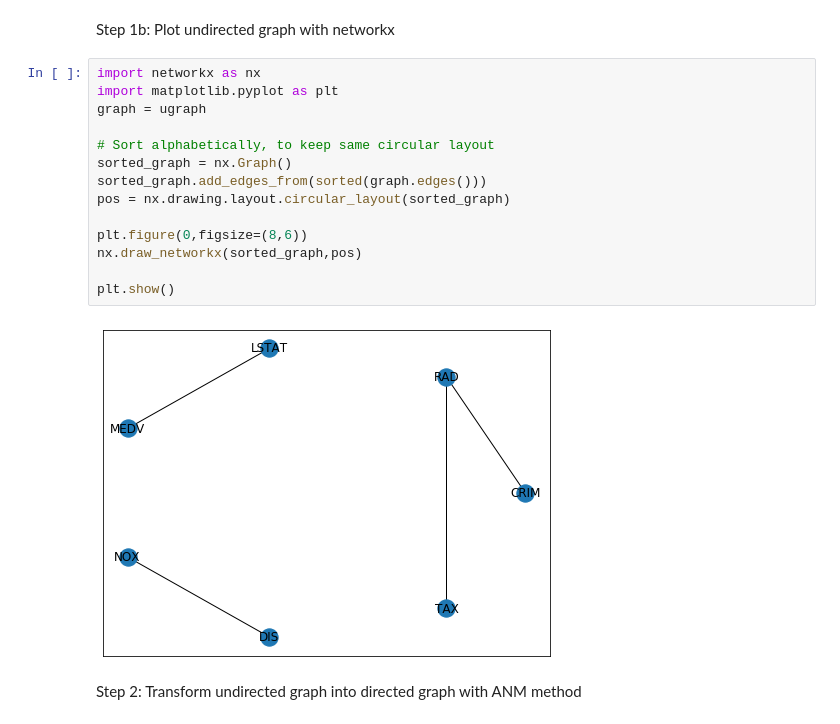
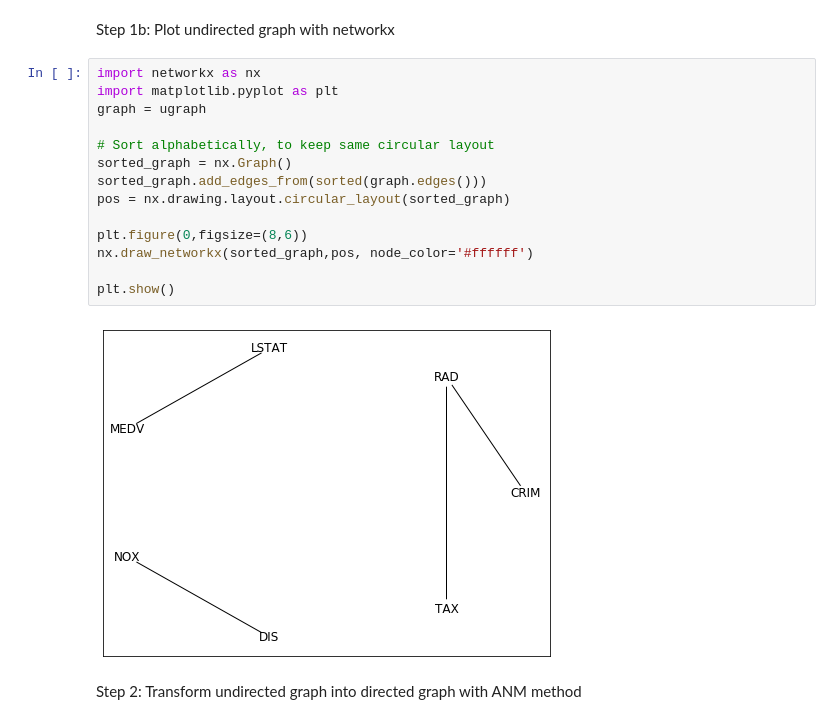
Before and after one commit to muoten/causal-discovery-playground, a Jupyter notebook: boston_dataset_causal_inference_playground.ipynb, the cells around one changed output. Cells and saved outputs as stored; diff of their text form.

Commit message:
node_color to white for label readability

```diff
--- a/boston_dataset_causal_inference_playground.ipynb
+++ b/boston_dataset_causal_inference_playground.ipynb
@@ -43,19 +43,19 @@ Step 1b: Plot undirected graph with networkx
 # %%
 import networkx as nx
 import matplotlib.pyplot as plt
 graph = ugraph
 
 # Sort alphabetically, to keep same circular layout
 sorted_graph = nx.Graph()
 sorted_graph.add_edges_from(sorted(graph.edges()))
 pos = nx.drawing.layout.circular_layout(sorted_graph)
 
 plt.figure(0,figsize=(8,6))
-nx.draw_networkx(sorted_graph,pos)
+nx.draw_networkx(sorted_graph,pos, node_color='#ffffff')
 
 plt.show()
 # %% [output]
-[figure, old version]
+[figure, new version]
 # %% [markdown]
 Step 2: Transform undirected graph into directed graph with ANM method
 # %%
```
Also changed, not shown: parts of 2 cells of this notebook.
